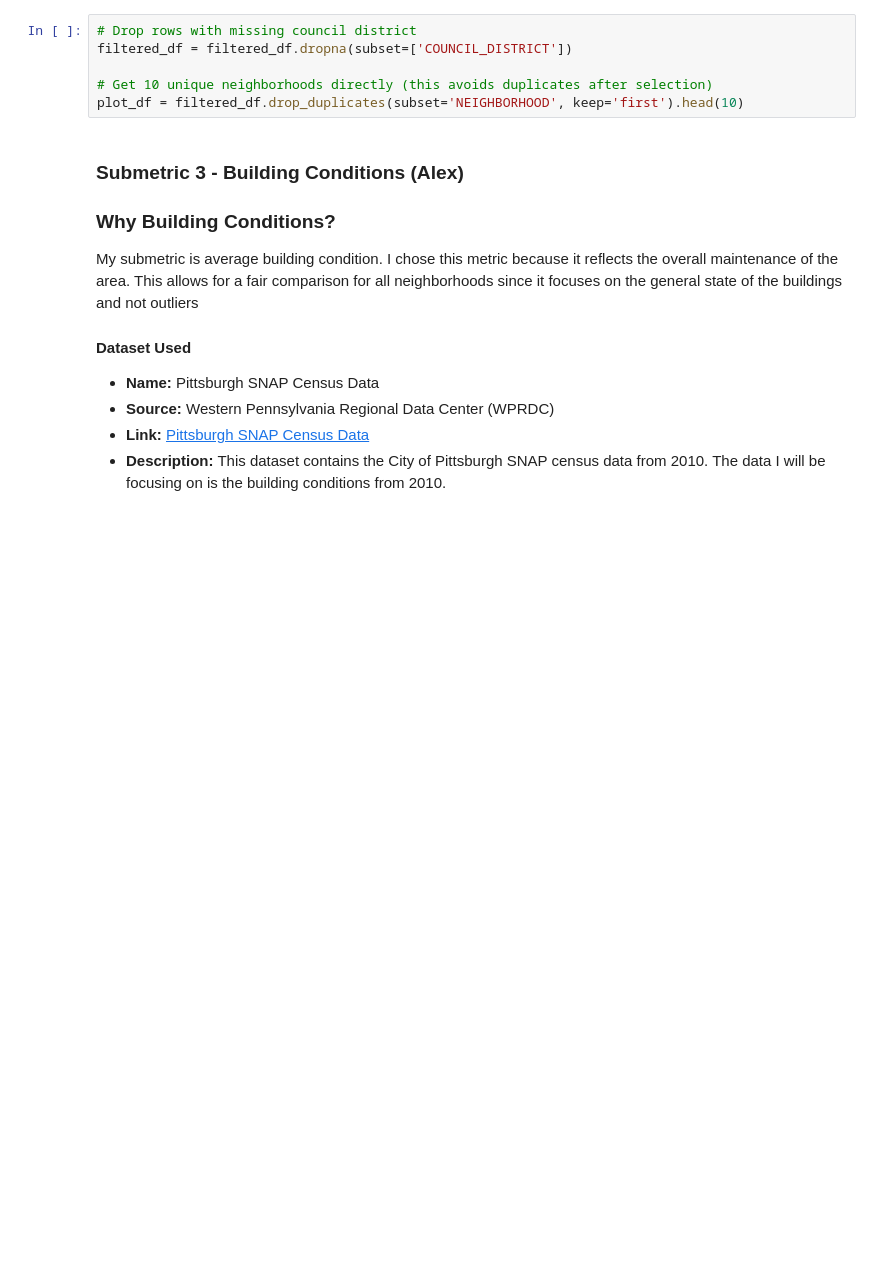
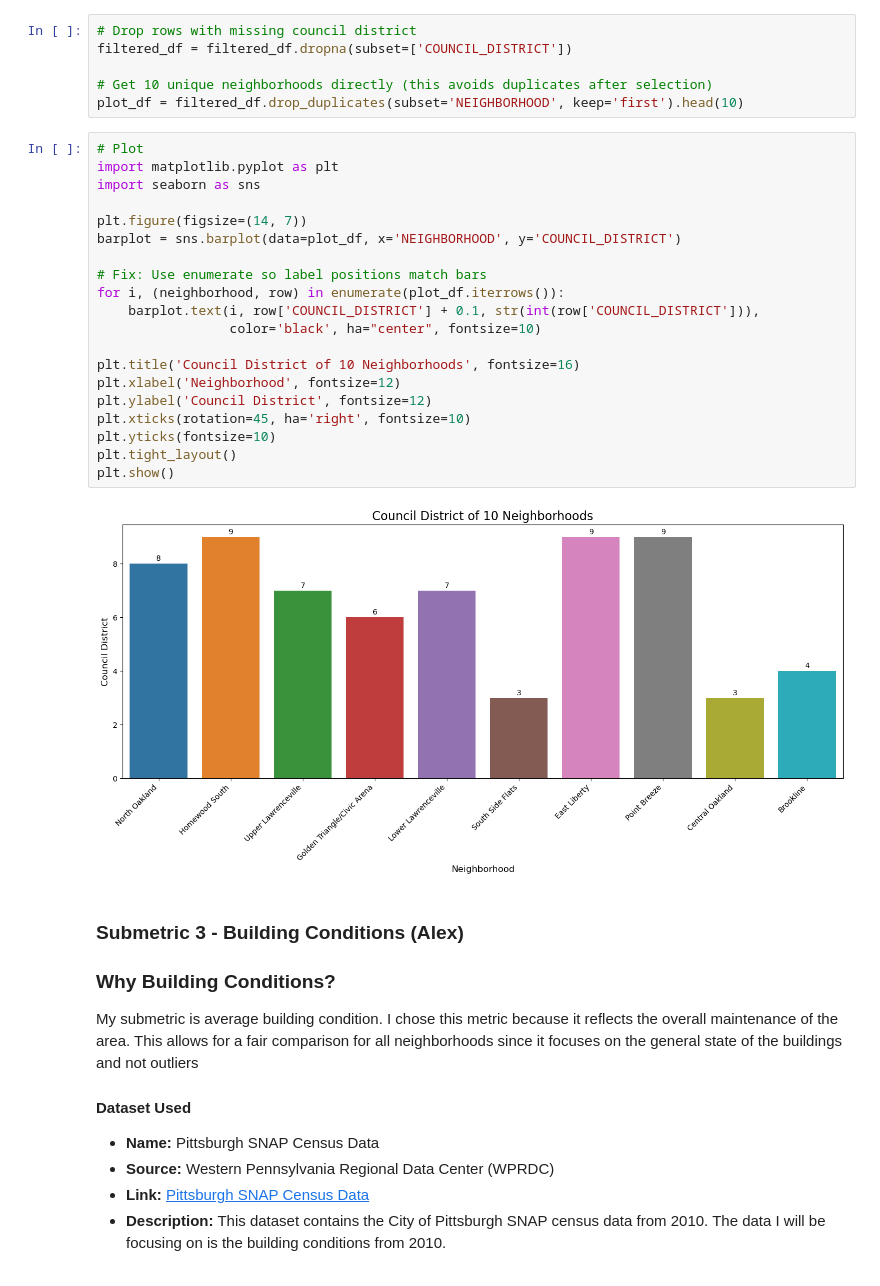
Before and after one commit to dairzewe/best-neighborhood-pgh, a Jupyter notebook: final_notebook/final_notebook.ipynb, the cells around one changed output. Cells and saved outputs as stored; diff of their text form; blank space fills up the shorter version.

```diff
--- a/final_notebook/final_notebook.ipynb
+++ b/final_notebook/final_notebook.ipynb
@@ -246,6 +246,28 @@ filtered_df = filtered_df.dropna(subset=['COUNCIL_DISTRICT'])
 
 # Get 10 unique neighborhoods directly (this avoids duplicates after selection)
 plot_df = filtered_df.drop_duplicates(subset='NEIGHBORHOOD', keep='first').head(10)
+# %%
+# Plot
+import matplotlib.pyplot as plt
+import seaborn as sns
+
+plt.figure(figsize=(14, 7))
+barplot = sns.barplot(data=plot_df, x='NEIGHBORHOOD', y='COUNCIL_DISTRICT')
+
+# Fix: Use enumerate so label positions match bars
+for i, (neighborhood, row) in enumerate(plot_df.iterrows()):
+    barplot.text(i, row['COUNCIL_DISTRICT'] + 0.1, str(int(row['COUNCIL_DISTRICT'])),
+                 color='black', ha="center", fontsize=10)
+
+plt.title('Council District of 10 Neighborhoods', fontsize=16)
+plt.xlabel('Neighborhood', fontsize=12)
+plt.ylabel('Council District', fontsize=12)
+plt.xticks(rotation=45, ha='right', fontsize=10)
+plt.yticks(fontsize=10)
+plt.tight_layout()
+plt.show()
+# %% [output]
+[figure, added]
 # %% [markdown]
 ### Submetric 3 - Building Conditions (Alex)
 
```
Also changed, not shown: parts of 1 cell of this notebook.
